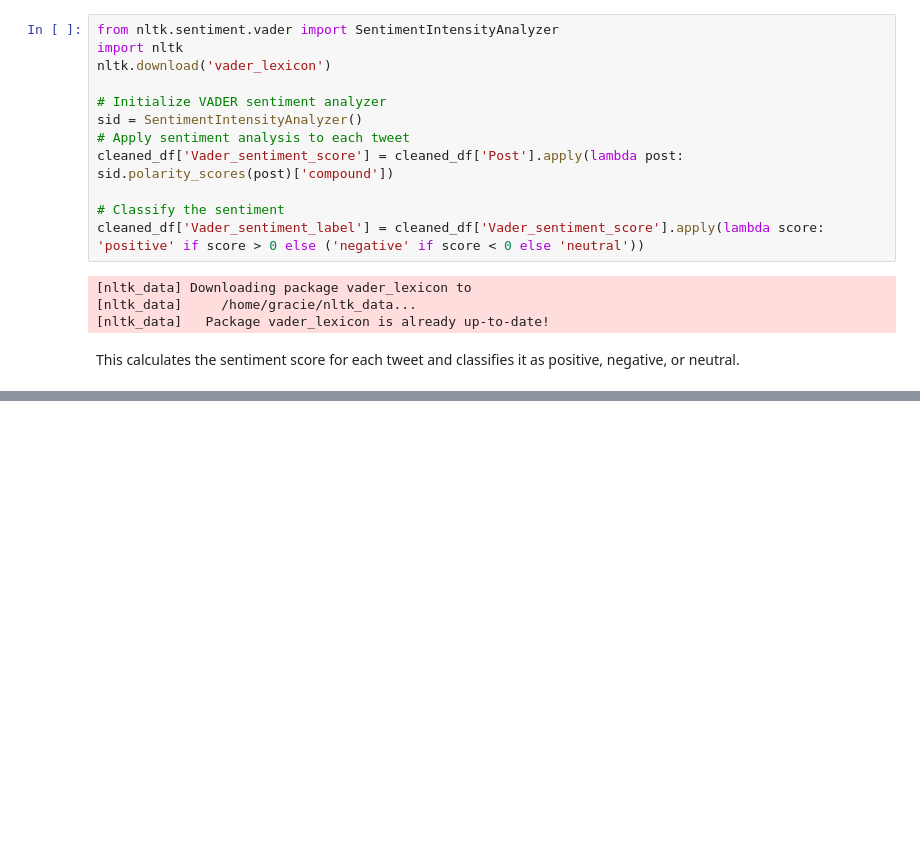
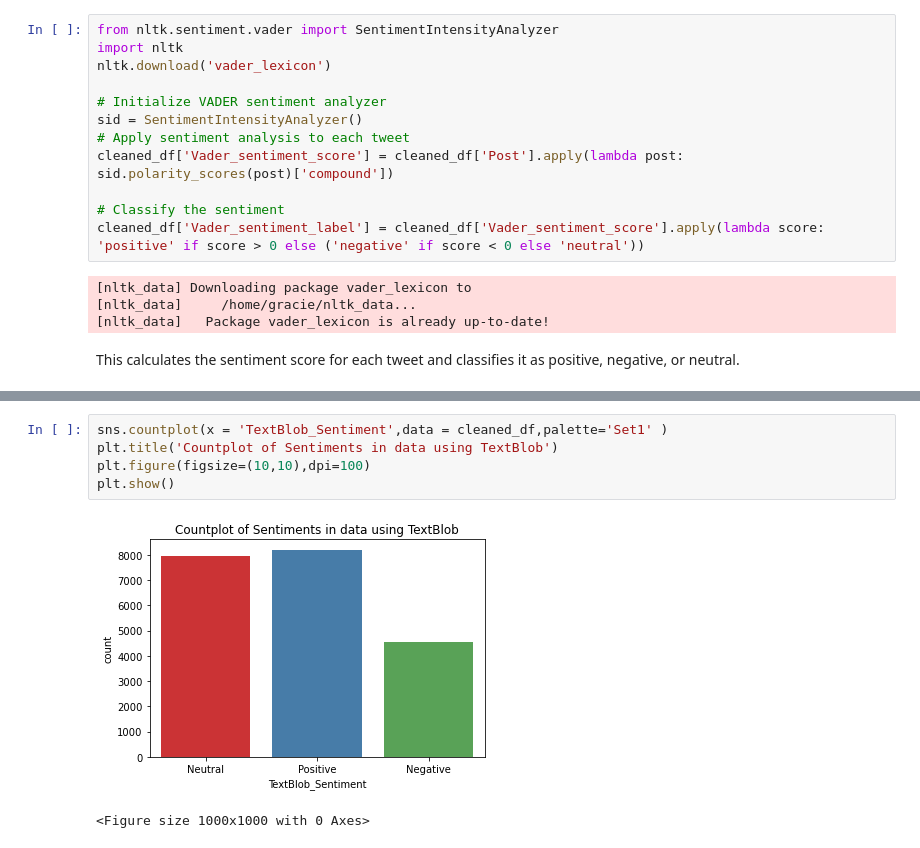
Before and after one commit to clydeochieng/Sentiment-Analysis-on-Kenya-Power-Customer-Experience, a Jupyter notebook: index.ipynb, the cells around one changed output, grey strips where cells are left out. Cells and saved outputs as stored; diff of their text form; blank space fills up the shorter version.

```diff
--- a/index.ipynb
+++ b/index.ipynb
@@ -438,0 +510,8 @@ NameError: name 'cleaned_df' is not defined
+# %%
+sns.countplot(x = 'TextBlob_Sentiment',data = cleaned_df,palette='Set1' )
+plt.title('Countplot of Sentiments in data using TextBlob')
+plt.figure(figsize=(10,10),dpi=100)
+plt.show()
+# %% [output]
+[figure, added]
+<Figure size 1000x1000 with 0 Axes>
```
Also changed, not shown: parts of 17 cells of this notebook.
